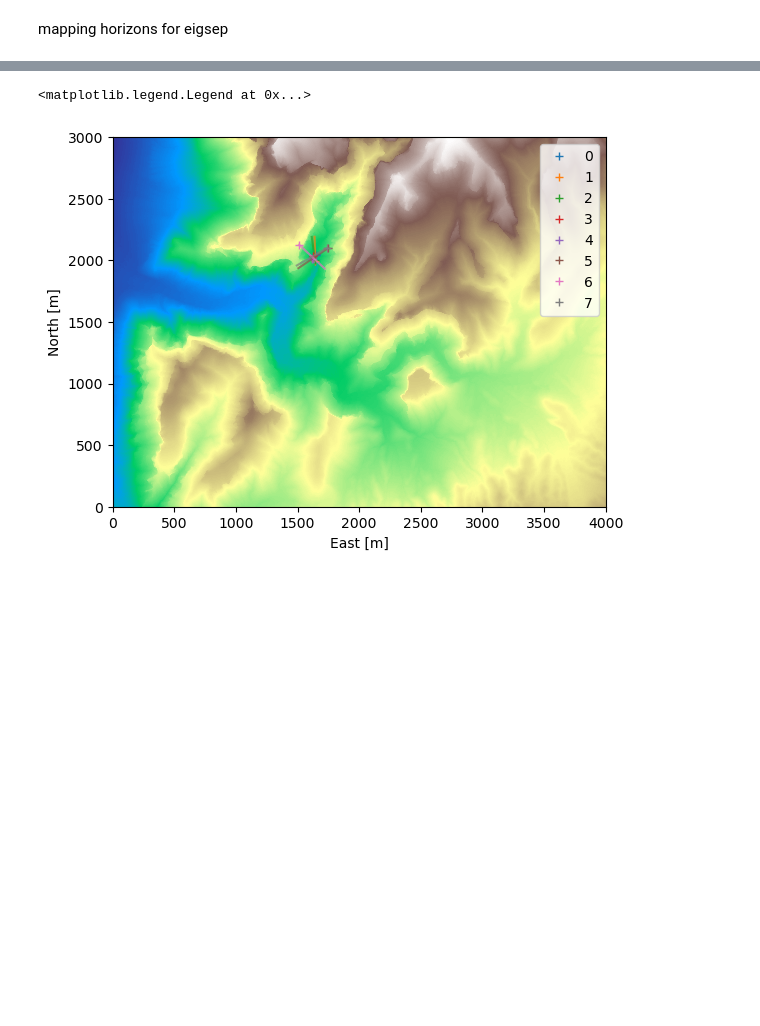
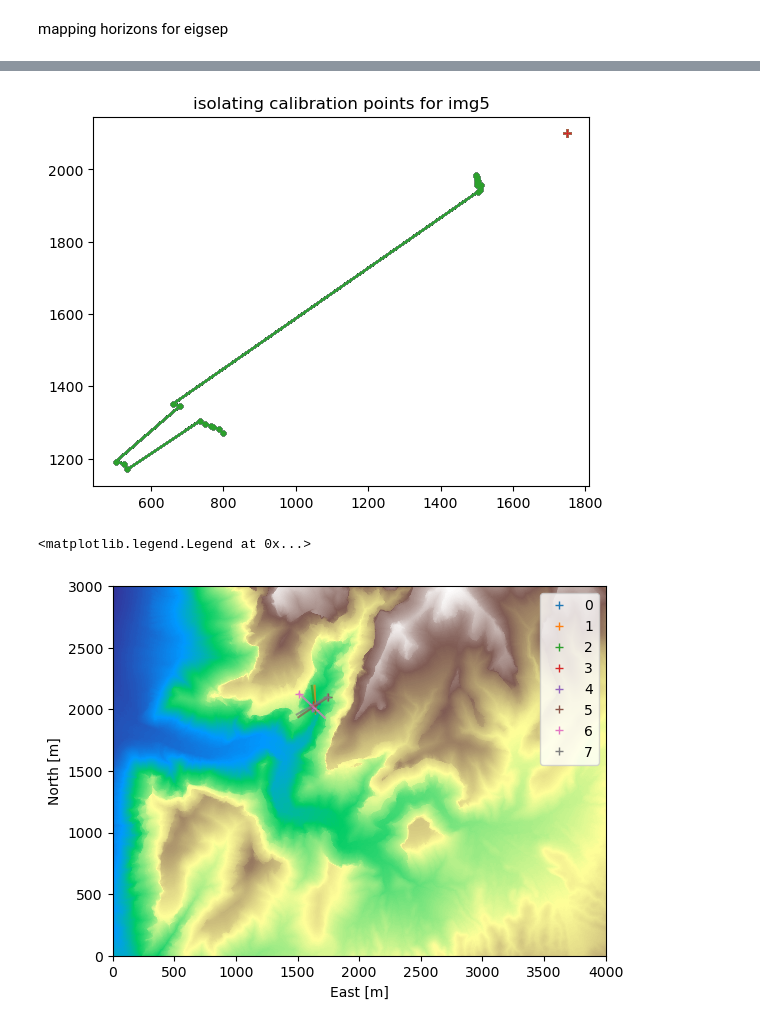
Before and after one commit to KomalKaur0/eigsep_hrzn_mapping, a Jupyter notebook: notebooks/horizon.ipynb, the cells around one changed output, grey strips where cells are left out. Drawn from its saved outputs; the diff is of its cells as text; code cells hidden in the pictures; blank space fills up the shorter version.

```diff
--- a/notebooks/horizon.ipynb
+++ b/notebooks/horizon.ipynb
@@ -123,0 +128,11 @@ hrzn_angle_plotter(enu5, 5)
+# %%
+# check which side of the dip is the correct point to calibrate with
+fig, ax = plt.subplots()
+# plot_img(ax, dem.data, dem.res)
+for k in angles: # type: ignore
+    # color = ax._get_lines.get_next_color()
+    plt.plot(horizon_pnts[1][325:350], horizon_pnts[0][325:350], '.-') # type: ignore
+    plt.plot([enus[5][0]], [enus[5][1]], '+')
+_ = plt.title(f'isolating calibration points for img{5}')
+# %% [output]
+[figure, added]
```
Also changed, not shown: parts of 6 cells of this notebook, 1 other file.
